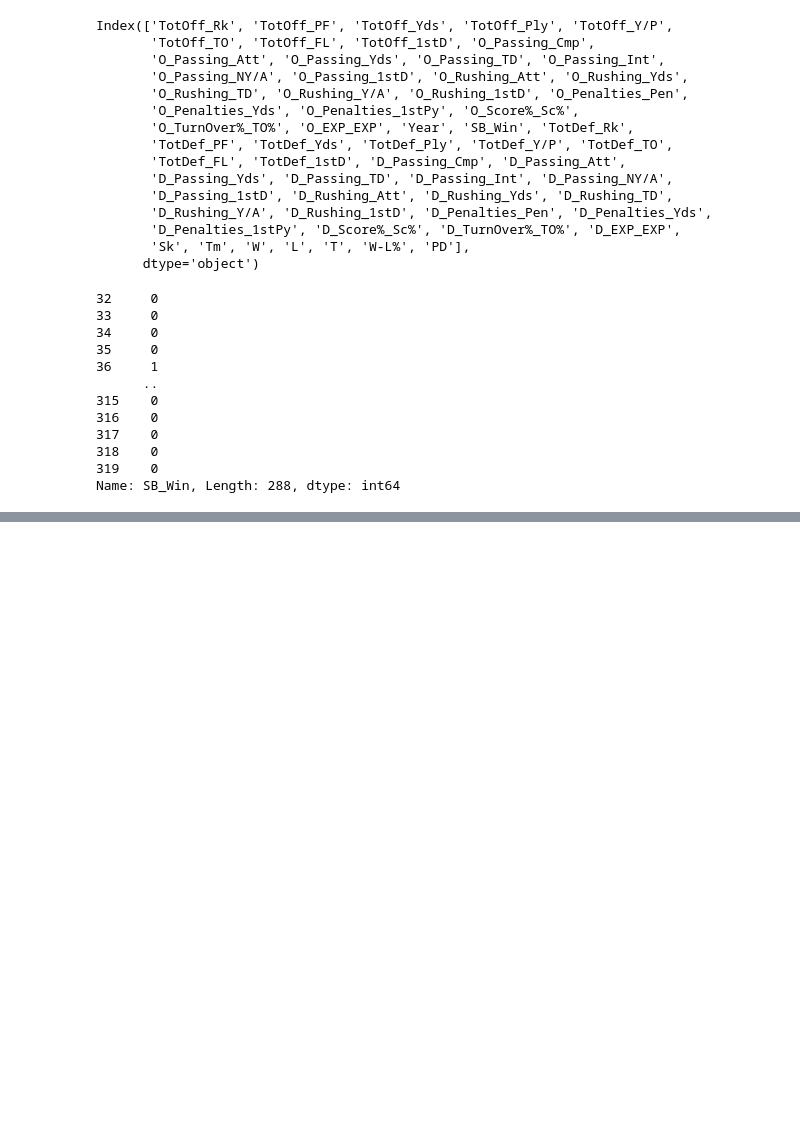
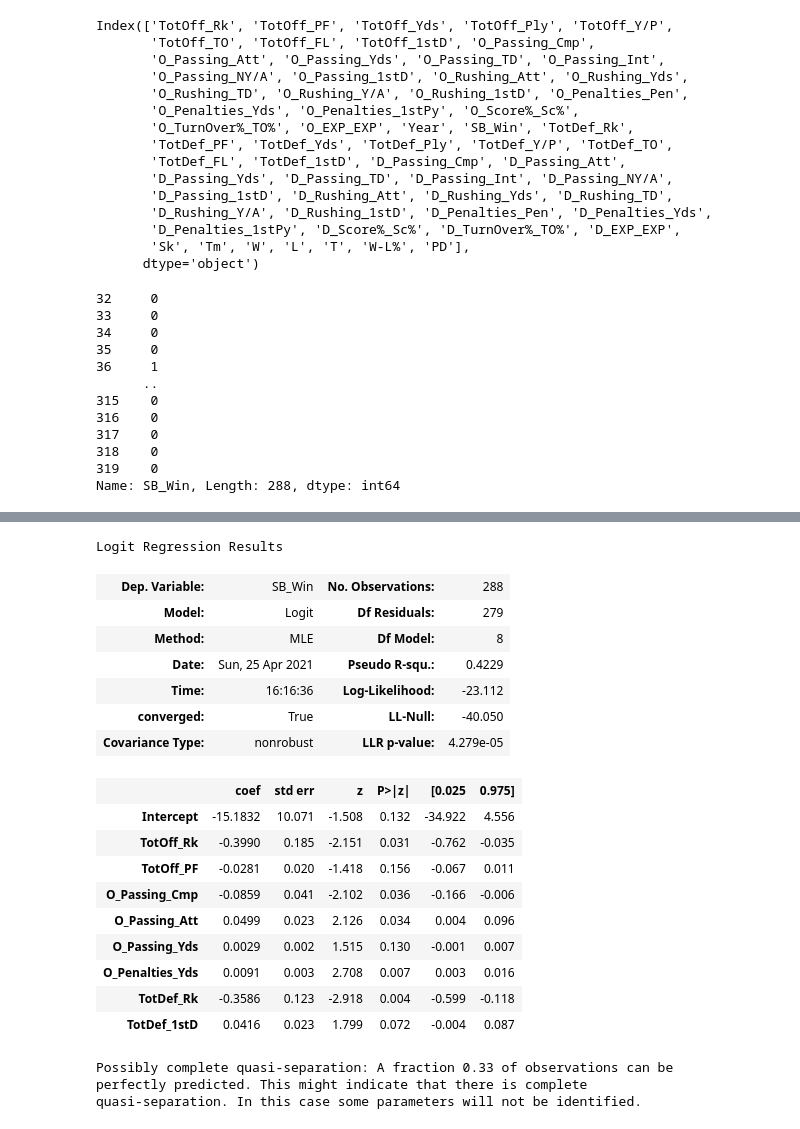
Before and after one commit to scottstack19/SB55-projection, a Jupyter notebook: code_initial.ipynb, the cells around one changed output, grey strips where cells are left out. Saved outputs shown, nothing was run; the diff lists cells and outputs as text; code cells hidden in the pictures; blank space fills up the shorter version.

```diff
--- a/code_initial.ipynb
+++ b/code_initial.ipynb
@@ -685,0 +761,41 @@ SyntaxError: invalid syntax (<unknown>, line 1)
+# %%
+# This section shows the manual variable elimination based on p-value and R^2 of each model
+# Only one variable is eliminated at a time, but the section was ran repeatedly until a model with variables with p-value
+# within a significance level of 0.2
+
+vars_to_drop = ['O_Passing_Int','O_Rushing_TD','TotOff_FL','TotOff_TO','O_Passing_TD','TotDef_PF','TotOff_Ply','O_Rushing_Att',
+               'TotDef_Yds','D_Passing_Yds','D_Passing_Cmp','O_EXP_EXP','O_Penalties_Pen','TotOff_Yds']
+
+update_cols = []
+for i, col in enumerate(no_nan_col):
+    if col in vars_to_drop:
+        continue
+    else:
+        update_cols.append(col)
+update_cols
+
+f3 = 'SB_Win ~ '+ ' + '.join(update_cols)
+logit_model3 = sm.logit(formula = f3, data = DF_pre20).fit(maxiter=10000,disp=0)
+logit_model3.summary()
+# %% [output]
+Logit Regression Results
+| Dep. Variable: | SB_Win | No. Observations: | 288 |
+| Model: | Logit | Df Residuals: | 279 |
+| Method: | MLE | Df Model: | 8 |
+| Date: | Sun, 25 Apr 2021 | Pseudo R-squ.: | 0.4229 |
+| Time: | 16:16:36 | Log-Likelihood: | -23.112 |
+| converged: | True | LL-Null: | -40.050 |
+| Covariance Type: | nonrobust | LLR p-value: | 4.279e-05 |
+|  | coef | std err | z | P>|z| | [0.025 | 0.975] |
+| Intercept | -15.1832 | 10.071 | -1.508 | 0.132 | -34.922 | 4.556 |
+| TotOff_Rk | -0.3990 | 0.185 | -2.151 | 0.031 | -0.762 | -0.035 |
+| TotOff_PF | -0.0281 | 0.020 | -1.418 | 0.156 | -0.067 | 0.011 |
+| O_Passing_Cmp | -0.0859 | 0.041 | -2.102 | 0.036 | -0.166 | -0.006 |
+| O_Passing_Att | 0.0499 | 0.023 | 2.126 | 0.034 | 0.004 | 0.096 |
+| O_Passing_Yds | 0.0029 | 0.002 | 1.515 | 0.130 | -0.001 | 0.007 |
+| O_Penalties_Yds | 0.0091 | 0.003 | 2.708 | 0.007 | 0.003 | 0.016 |
+| TotDef_Rk | -0.3586 | 0.123 | -2.918 | 0.004 | -0.599 | -0.118 |
+| TotDef_1stD | 0.0416 | 0.023 | 1.799 | 0.072 | -0.004 | 0.087 |
+Possibly complete quasi-separation: A fraction 0.33 of observations can be
+perfectly predicted. This might indicate that there is complete
+quasi-separation. In this case some parameters will not be identified.
```
Also changed, not shown: parts of 7 cells of this notebook.
